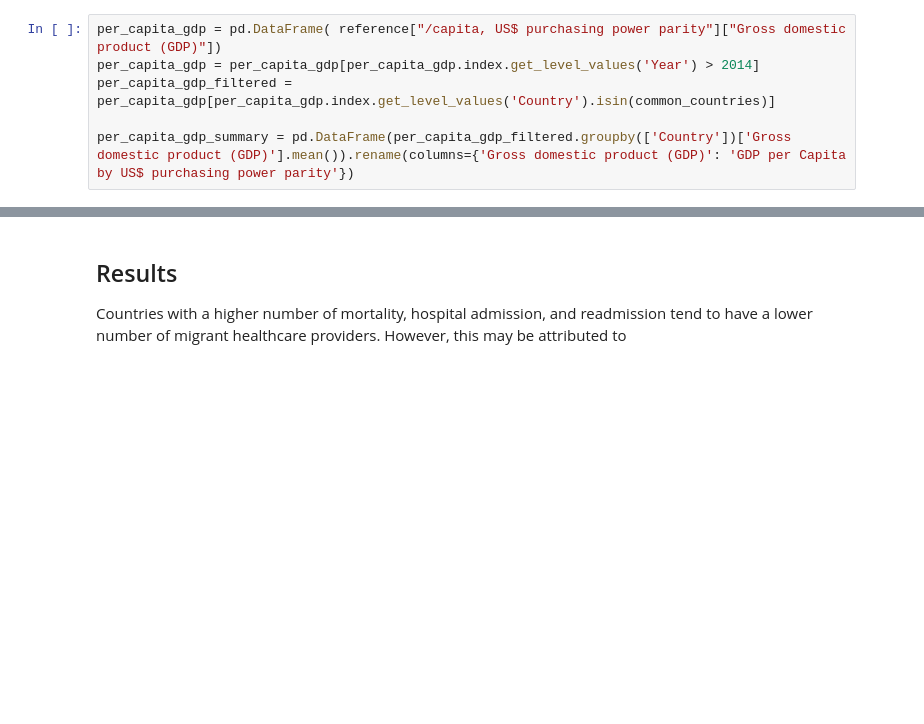
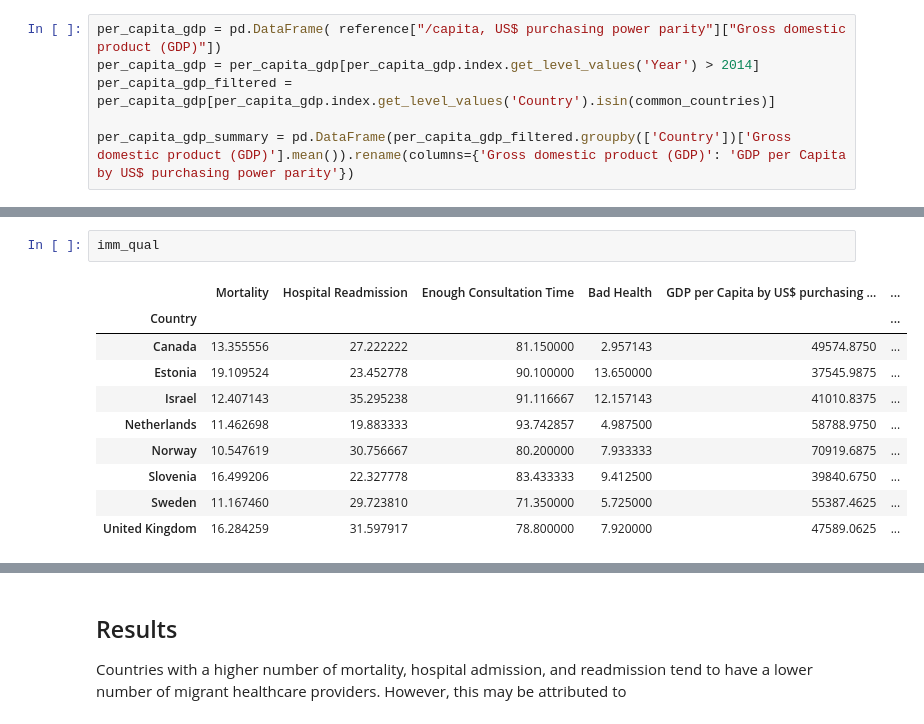
Before and after one commit to wren17/ECON323-Project, a Jupyter notebook: ECON323-FinalProject.ipynb, the cells around one changed output, grey strips where cells are left out. Drawn from its saved outputs; the diff is of its cells as text; blank space fills up the shorter version.

```diff
--- a/ECON323-FinalProject.ipynb
+++ b/ECON323-FinalProject.ipynb
@@ -301,3 +265,16 @@ plt.show()
+# %%
+imm_qual
+# %% [output]
+|  | Mortality | Hospital Readmission | Enough Consultation Time | Bad Health | GDP per Capita by US$ purchasing ... | ... |
+| Country |  |  |  |  |  | ... |
+| Canada | 13.355556 | 27.222222 | 81.150000 | 2.957143 | 49574.8750 | ... |
+| Estonia | 19.109524 | 23.452778 | 90.100000 | 13.650000 | 37545.9875 | ... |
+| Israel | 12.407143 | 35.295238 | 91.116667 | 12.157143 | 41010.8375 | ... |
+| Netherlands | 11.462698 | 19.883333 | 93.742857 | 4.987500 | 58788.9750 | ... |
+| Norway | 10.547619 | 30.756667 | 80.200000 | 7.933333 | 70919.6875 | ... |
+| Slovenia | 16.499206 | 22.327778 | 83.433333 | 9.412500 | 39840.6750 | ... |
+| Sweden | 11.167460 | 29.723810 | 71.350000 | 5.725000 | 55387.4625 | ... |
+| United Kingdom | 16.284259 | 31.597917 | 78.800000 | 7.920000 | 47589.0625 | ... |
 # %%
 from sklearn import linear_model
 
```
Also changed, not shown: parts of 21 cells of this notebook.
